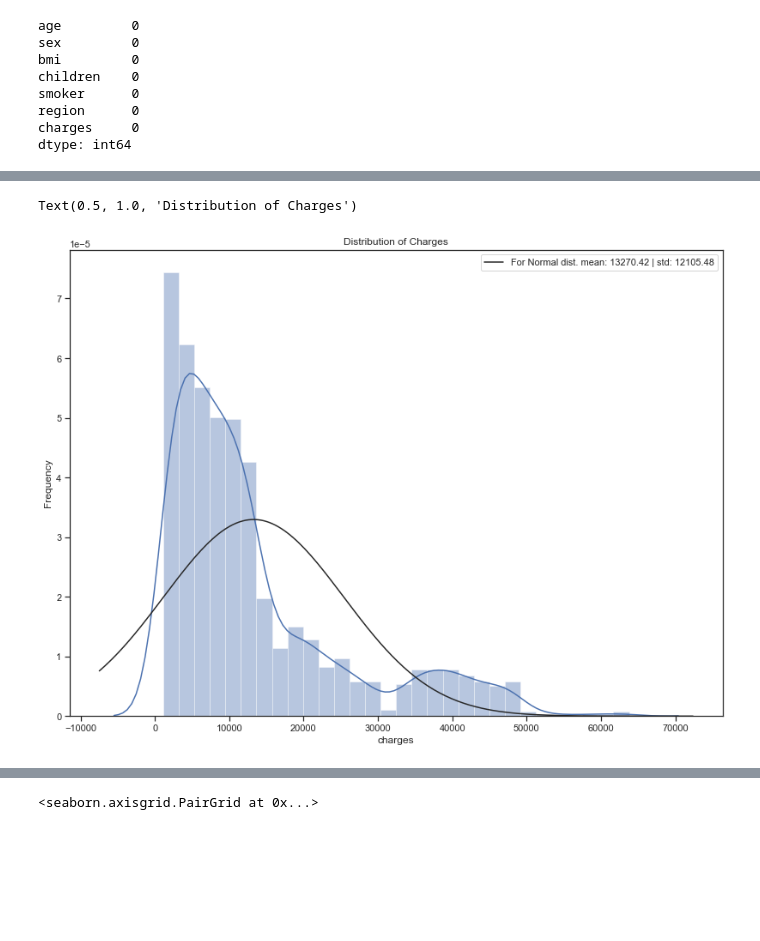
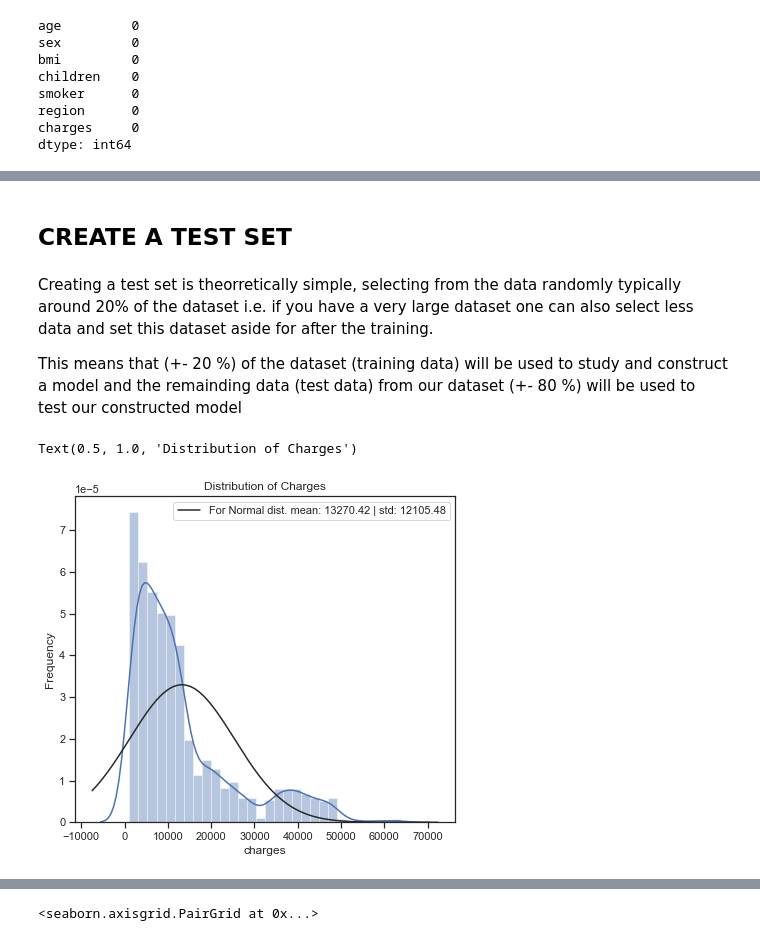
Before and after one commit to dhimantj/ML-Projects, a Jupyter notebook: 1_Linear Regression Projects/Linear Regression - insurance data - Portfolio - James Odendal, PhD.ipynb, the cells around one changed output, grey strips where cells are left out. Saved outputs shown, nothing was run; the diff lists cells and outputs as text; code cells hidden in the pictures; blank space fills up the shorter version.

```diff
--- a/1_Linear Regression Projects/Linear Regression - insurance data - Portfolio - James Odendal, PhD.ipynb
+++ b/1_Linear Regression Projects/Linear Regression - insurance data - Portfolio - James Odendal, PhD.ipynb
@@ -150,13 +253,19 @@ sns.boxplot(x='sex', y='charges', hue='smoker', palette='coolwarm', data=insdf)
+# %% [markdown]
+## CREATE A TEST SET
+# %% [markdown]
+Creating a test set is theorretically simple, selecting from the data randomly typically around 20% of the dataset i.e. if you have a very large dataset one can also select less data and set this dataset aside for after the training.
+
+This means that (+- 20 %) of the dataset (training data) will be used to study and construct a model and the remainding data (test data) from our dataset (+- 80 %) will be used to test our constructed model
 # %%
 from scipy import stats
 from scipy.stats import norm
-fig =plt.figure(figsize=(30,10))
+fig =plt.figure(figsize=(15,6))
 plt.subplot(1,2,1)
 sns.distplot(insdf['charges'], fit=norm)
 (mu,sigma)= norm.fit(insdf['charges'])
 plt.legend(['For Normal dist. mean: {:.2f} | std: {:.2f}'.format(mu,sigma)])
 plt.ylabel('Frequency')
 plt.title('Distribution of Charges')
 # %% [output]
 Text(0.5, 1.0, 'Distribution of Charges')
-[figure, old version]
+[figure, new version]
```
Also changed, not shown: parts of 52 cells of this notebook.
